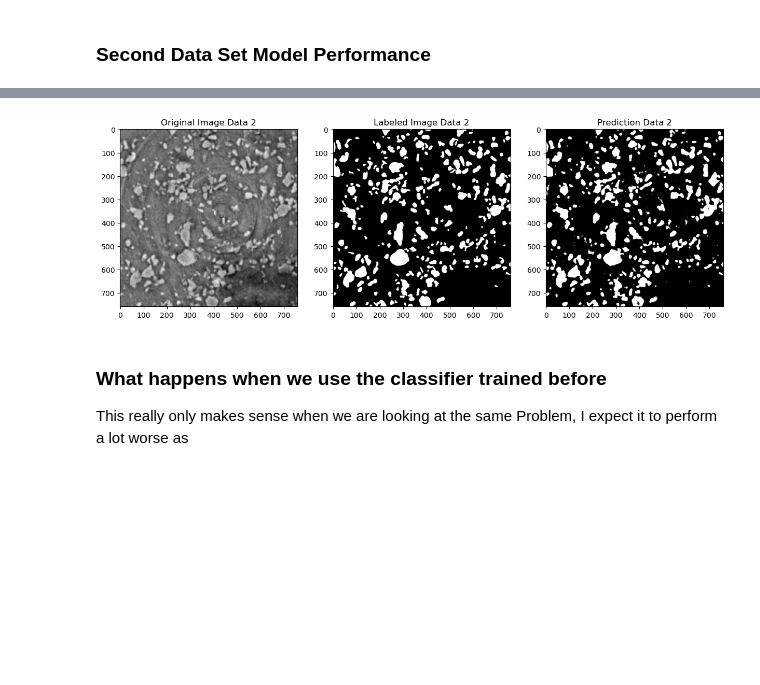
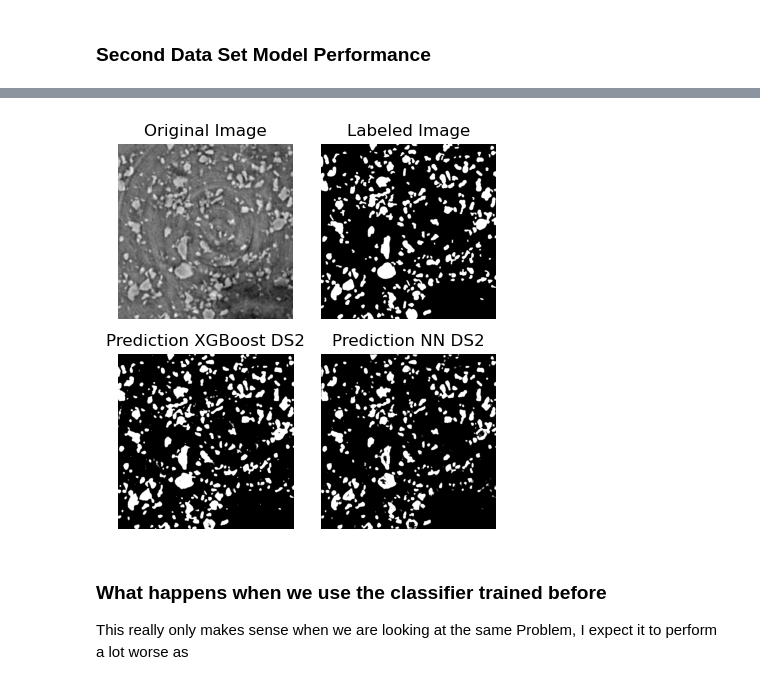
Before and after one commit to davidschep/xray-segmentation, a Jupyter notebook: VGG16ModelCreation.ipynb, the cells around one changed output, grey strips where cells are left out. Drawn from its saved outputs; the diff is of its cells as text; code cells hidden in the pictures; blank space fills up the shorter version.

```diff
--- a/VGG16ModelCreation.ipynb
+++ b/VGG16ModelCreation.ipynb
@@ -464,7 +483,7 @@ plt.show()
 <h3>Second Data Set Model Performance</h3>
 # %%
 #Same Stuff as last Time, i should put it into a method for data extraktion
-X_train, X_test, y_train, y_test = split_data_set_gray_scale('./dataset2/originalpng','./dataset2/mask2', 0.5, [759,759])
+X_train, X_test, y_train, y_test = split_data_set_gray_scale('./dataset2/originalpng','./dataset2/mask2', 0.5, [759,759], number_of_data= 10)
 #We can set all train that are not 255 to zero
 
 #I have to change all the values of the
@@ -514,0 +537,12 @@ pickle.dump(model, open(path, 'wb'))
+# %%
+#Load Models
+#Load Boost Model
+path = './Models/model_XGBoost2.sav'
+loaded_model_XGB_2 = pickle.load(open(path, 'rb'))
+#Load NN Model
+number_of_output_classes = 2
+model_NN_D2 = SimpleNN(number_of_output_classes)  # Replace with your actual model architecture
+sample_input = tf.random.normal([1, 64])  # Replace 'input_shape' with the shape of your model input
+model_NN_D2(sample_input)
+# Load the weights
+model_NN_D2.load_weights('./Models/NN_Model_VGG_Features_DataSet2_V02.h5')
@@ -515,40 +605,37 @@ pickle.dump(model, open(path, 'wb'))
 # %%
-#Load Boost Model
-path = './Models/model_XGBoost2.sav'
-loaded_model_XGB_2 = pickle.load(open(path, 'rb'))
-
-image_to_plot = 1
-
-image = np.expand_dims(X_test[image_to_plot], axis=0)  # Reshape to (1, 501, 501, 3)
-X_test_feature = VGG_model_2.predict(image)
-X_test_feature = X_test_feature.reshape(-1, X_test_feature.shape[3])
-
-#Predict XGBoost Image
-prediction = loaded_model_XGB_2.predict(X_test_feature)
-prediction_image = prediction.reshape((759, 759))
-
 #Original and labled Images
 original_image = np.squeeze(X_test[image_to_plot])
 labeled_images = np.squeeze(y_test[image_to_plot])
 
 #Plot the different Images
 
-plt.figure(figsize=(15, 5))  # Increase the figure size for better visibility
+plt.figure(figsize=(5, 5))  # Increase the figure size for better visibility
 
 # Plot the original image
-plt.subplot(1, 3, 1)  # 1 row, 3 columns, first subplot
+plt.subplot(1, 4, 1)  # 1 row, 3 columns, first subplot
 plt.imshow(original_image, cmap='gray')
-plt.title('Original Image Data 2')
+plt.title('Original Image')
+plt.axis('off')
 
 # Plot the labeled image
-plt.subplot(1, 3, 2)  # 1 row, 3 columns, second subplot
+plt.subplot(1, 4, 2)  # 1 row, 3 columns, second subplot
 plt.imshow(labeled_images, cmap='gray')  # You might not need cmap='gray' if it's a color label image
-plt.title('Labeled Image Data 2')
+plt.title('Labeled Image')
+plt.axis('off')
 
 # Plot the prediction image
-plt.subplot(1, 3, 3)  # 1 row, 3 columns, third subplot
+plt.subplot(1, 4, 3)  # 1 row, 3 columns, third subplot
 plt.imshow(prediction_image, cmap='gray')
-plt.title('Prediction Data 2')
+plt.title('Prediction XGBoost DS2')
+plt.axis('off')
+
+# Plot the prediction image
+plt.subplot(1, 4, 4)  # 1 row, 3 columns, third subplot
+plt.imshow(prediction_image_NN, cmap='gray')
+plt.title('Prediction NN DS2')
+plt.axis('off')
+
+plt.subplots_adjust(wspace=0.1, hspace=0.2)  # Adjust wspace and hspace as needed
 # Show the plot
 plt.show()
 # %% [output]
@@ -556,4 +642,4 @@ plt.show()
-[figure, old version]
+[figure, new version]
 # %% [markdown]
 <h3>What happens when we use the classifier trained before</h3>
 
```
Also changed, not shown: parts of 14 cells of this notebook.
